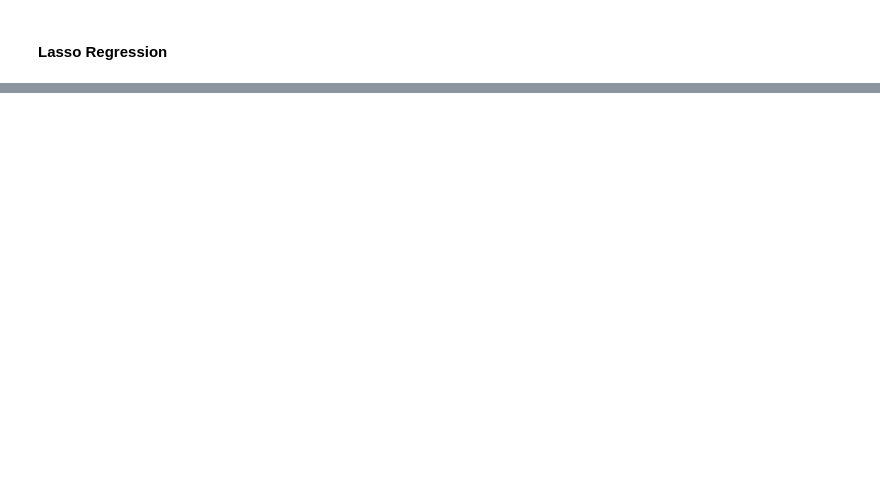
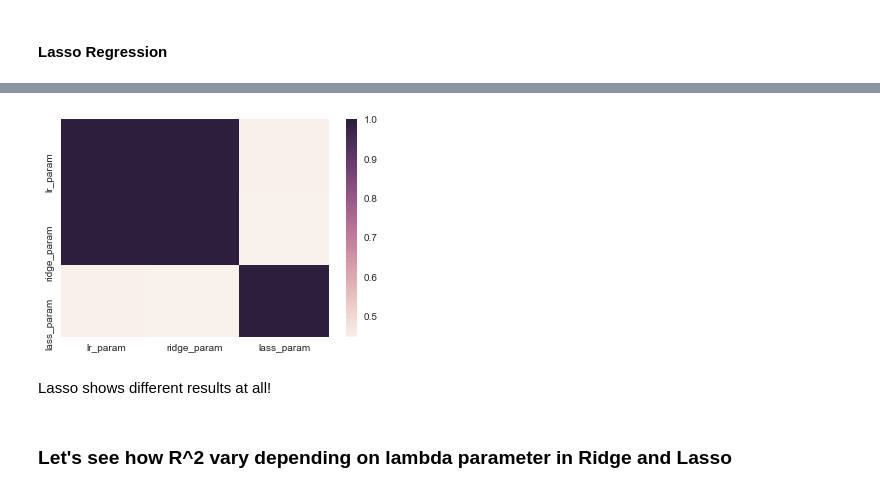
Before and after one commit to PolinaKey/thinkful, a Jupyter notebook: Unit 3, Lesson 3. Challenge.ipynb, the cells around one changed output, grey strips where cells are left out. Cells and saved outputs as stored; diff of their text form; code cells hidden in the pictures; blank space fills up the shorter version.

```diff
--- a/Unit 3, Lesson 3. Challenge.ipynb
+++ b/Unit 3, Lesson 3. Challenge.ipynb
@@ -106,10 +107,6 @@ lr_param = np.append(lr.coef_, lr.intercept_)
 ridge_param = np.append(ridgeregrBig.coef_, ridgeregrBig.intercept_)
 lass_param = np.append(lassBig.coef_, lassBig.intercept_)
 
-compare = np.column_stack((lr_param, ridge_param, lass_param))
-
-prettycompare = np.array2string(
-    compare,
-    formatter={'float_kind':'{0:.3f}'.format})
-
-print(prettycompare)
+titles = X_train.columns
+titles = titles.tolist()
+titles.append('Intercept')
@@ -133,0 +113,7 @@ print(prettycompare)
+# %%
+pd.options.display.float_format = '{:,.2f}'.format
+
+compare_df=pd.DataFrame(np.column_stack([lr_param, ridge_param, lass_param]), index = titles, columns=['lr_param','ridge_param', 'lass_param'])
+print(compare_df.sort_index())
+
+## use cross-validation to measure
@@ -134,3 +138,11 @@ print(prettycompare)
+# %%
+sns.heatmap(compare_df.corr());
+# %% [output]
+[figure, added]
+# %% [markdown]
+Lasso shows different results at all!
+# %% [markdown]
+### Let's see how R^2  vary depending on lambda parameter in Ridge and Lasso
 # %%
 def frange(start, stop, step):
     i = start
```
Also changed, not shown: parts of 14 cells of this notebook, 13 other files.
